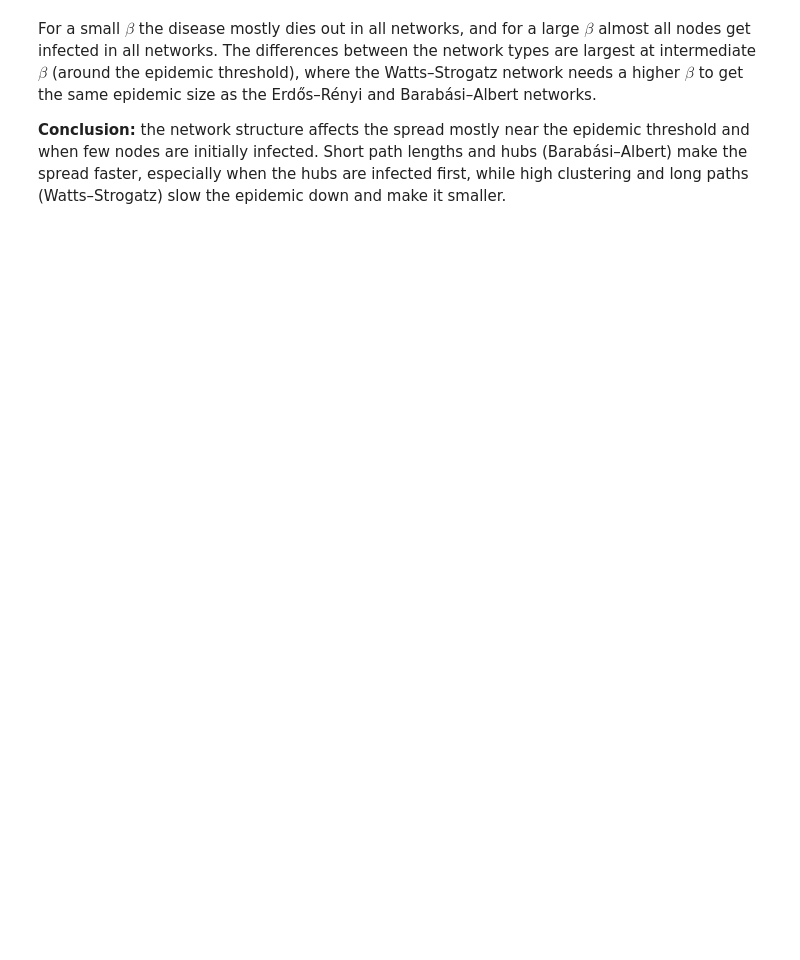
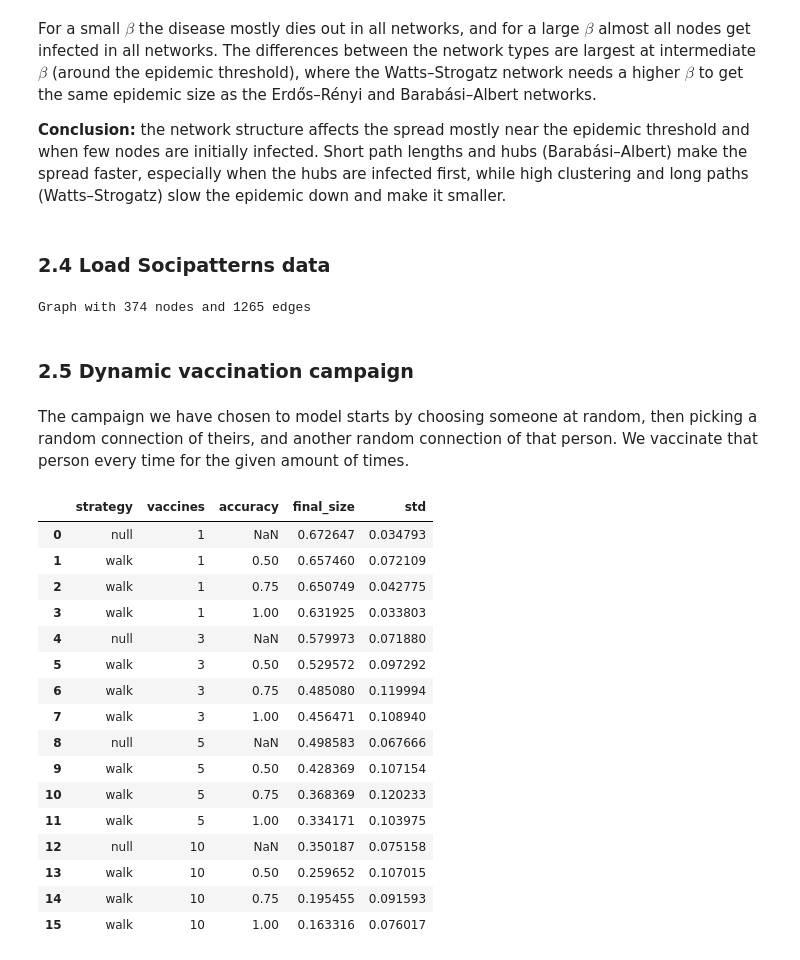
Before and after one commit to emilie-taffouraud/assignment2-stochastic-spatial-models, a Jupyter notebook: Jakobsen_16944763_Taffouraud_14886820_assignment2.ipynb, the cells around one changed output. Cells and saved outputs as stored; diff of their text form; code cells hidden in the pictures; blank space fills up the shorter version.

```diff
--- a/Jakobsen_16944763_Taffouraud_14886820_assignment2.ipynb
+++ b/Jakobsen_16944763_Taffouraud_14886820_assignment2.ipynb
@@ -1482,3 +1508,18 @@ plt.show()
 For a small $\beta$ the disease mostly dies out in all networks, and for a large $\beta$ almost all nodes get infected in all networks. The differences between the network types are largest at intermediate $\beta$ (around the epidemic threshold), where the Watts–Strogatz network needs a higher $\beta$ to get the same epidemic size as the Erdős–Rényi and Barabási–Albert networks.
 
 **Conclusion:** the network structure affects the spread mostly near the epidemic threshold and when few nodes are initially infected. Short path lengths and hubs (Barabási–Albert) make the spread faster, especially when the hubs are infected first, while high clustering and long paths (Watts–Strogatz) slow the epidemic down and make it smaller.
+# %% [markdown]
+### 2.4 Load Socipatterns data
+# %%
+#the csv is an adjacency matrix, separated with ; with the node ids as row and column labels
+df = pd.read_csv("transmission_network.csv", sep=";", index_col=0)
+
+network = nx.from_numpy_array(df.values)
+
+print(network)
+# %% [output]
+Graph with 374 nodes and 1265 edges
+# %% [markdown]
+### 2.5 Dynamic vaccination campaign
+# %% [markdown]
+The campaign we have chosen to model starts by choosing someone at random, then picking a random connection of theirs, and another random connection of that person. We vaccinate that person every time for the given amount of times.
@@ -1484,0 +1577,39 @@ For a small $\beta$ the disease mostly dies out in all networks, and for a large
+# %%
+# we run both strategies for every vaccination budget and test accuracy
+vaccine_budgets = [1, 3, 5, 10]
+accuracies = [0.5, 0.75, 1.0]
+n_runs = 100
+
+vaccination_results = []
+
+for n_vaccines in vaccine_budgets:
+
+    # the random strategy does not use tests, so the accuracy doesn't matter
+    sizes = [simulate_vaccination(network, "null", n_vaccines, accuracy=1.0, seed=s) for s in range(n_runs)]
+    vaccination_results.append({"strategy": "null", "vaccines": n_vaccines, "accuracy": None,
+                                "final_size": np.mean(sizes), "std": np.std(sizes)})
+    for accuracy in accuracies:
+        sizes = [simulate_vaccination(network, "walk", n_vaccines, accuracy, seed=s) for s in range(n_runs)]
+        vaccination_results.append({"strategy": "walk", "vaccines": n_vaccines, "accuracy": accuracy,
+                                    "final_size": np.mean(sizes), "std": np.std(sizes)})
+
+vaccination_df = pd.DataFrame(vaccination_results)
+vaccination_df
+# %% [output]
+|  | strategy | vaccines | accuracy | final_size | std |
+| 0 | null | 1 | NaN | 0.672647 | 0.034793 |
+| 1 | walk | 1 | 0.50 | 0.657460 | 0.072109 |
+| 2 | walk | 1 | 0.75 | 0.650749 | 0.042775 |
+| 3 | walk | 1 | 1.00 | 0.631925 | 0.033803 |
+| 4 | null | 3 | NaN | 0.579973 | 0.071880 |
+| 5 | walk | 3 | 0.50 | 0.529572 | 0.097292 |
+| 6 | walk | 3 | 0.75 | 0.485080 | 0.119994 |
+| 7 | walk | 3 | 1.00 | 0.456471 | 0.108940 |
+| 8 | null | 5 | NaN | 0.498583 | 0.067666 |
+| 9 | walk | 5 | 0.50 | 0.428369 | 0.107154 |
+| 10 | walk | 5 | 0.75 | 0.368369 | 0.120233 |
+| 11 | walk | 5 | 1.00 | 0.334171 | 0.103975 |
+| 12 | null | 10 | NaN | 0.350187 | 0.075158 |
+| 13 | walk | 10 | 0.50 | 0.259652 | 0.107015 |
+| 14 | walk | 10 | 0.75 | 0.195455 | 0.091593 |
+| 15 | walk | 10 | 1.00 | 0.163316 | 0.076017 |
```
Also changed, not shown: parts of 25 cells of this notebook, 1 other file.
